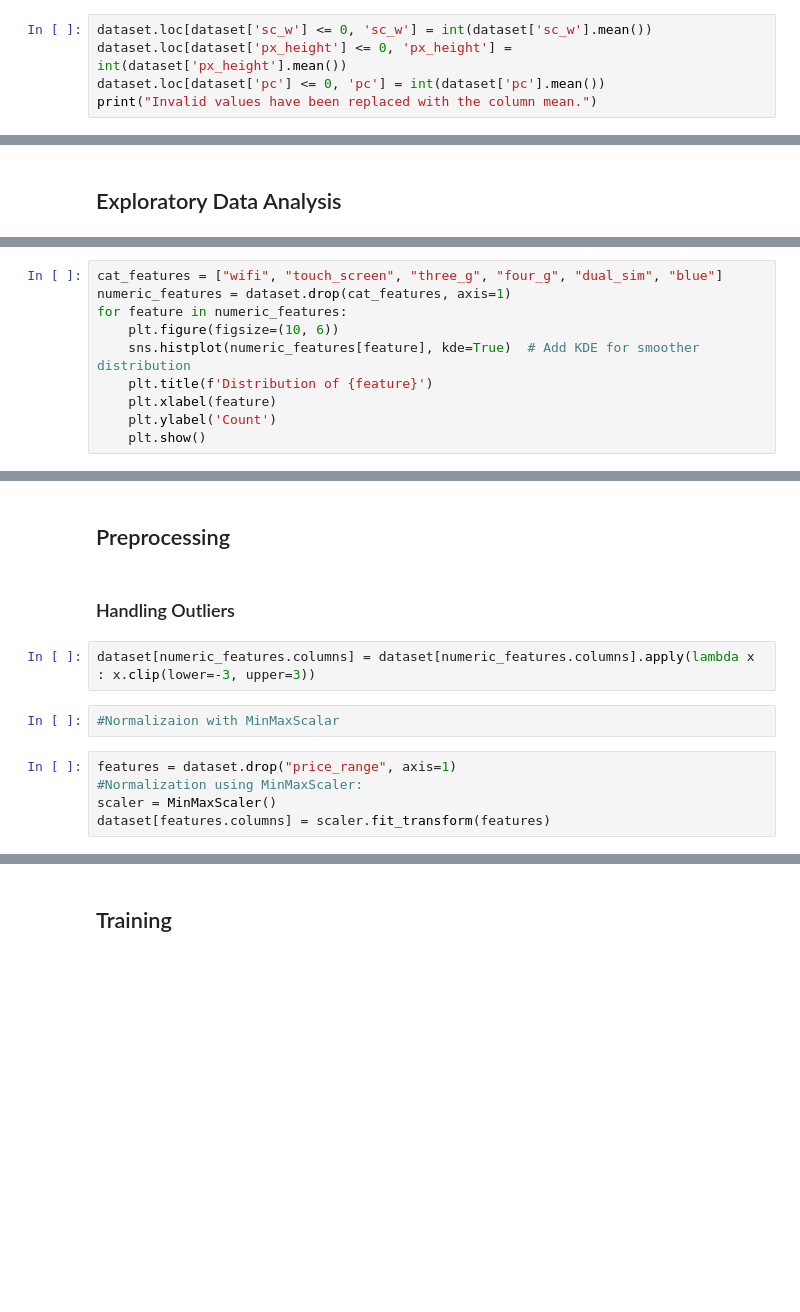
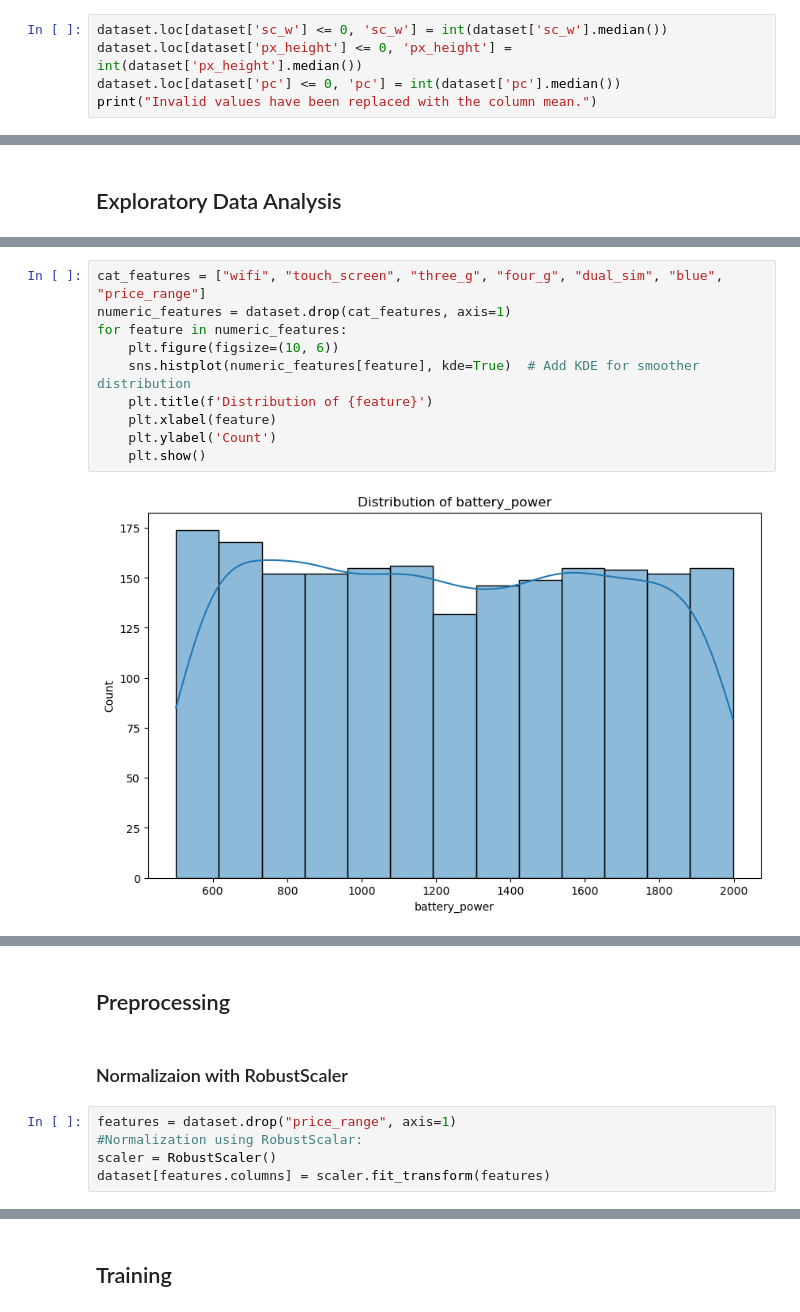
Before and after one commit to dbclkclk/cellpricing, a Jupyter notebook: cell_phone.ipynb, the cells around one changed output, grey strips where cells are left out. Saved outputs shown, nothing was run; the diff lists cells and outputs as text; blank space fills up the shorter version.

```diff
--- a/cell_phone.ipynb
+++ b/cell_phone.ipynb
@@ -133,9 +134,9 @@ price_range
 0    500
 Name: count, dtype: int64
 # %%
-dataset.loc[dataset['sc_w'] <= 0, 'sc_w'] = int(dataset['sc_w'].mean())
-dataset.loc[dataset['px_height'] <= 0, 'px_height'] = int(dataset['px_height'].mean())
-dataset.loc[dataset['pc'] <= 0, 'pc'] = int(dataset['pc'].mean())
+dataset.loc[dataset['sc_w'] <= 0, 'sc_w'] = int(dataset['sc_w'].median())
+dataset.loc[dataset['px_height'] <= 0, 'px_height'] = int(dataset['px_height'].median())
+dataset.loc[dataset['pc'] <= 0, 'pc'] = int(dataset['pc'].median())
 print("Invalid values have been replaced with the column mean.")
 # %% [output]
 Invalid values have been replaced with the column mean.
@@ -213,10 +245,12 @@ plt.show()
 # %%
-cat_features = ["wifi", "touch_screen", "three_g", "four_g", "dual_sim", "blue"]
+cat_features = ["wifi", "touch_screen", "three_g", "four_g", "dual_sim", "blue", "price_range"]
 numeric_features = dataset.drop(cat_features, axis=1)
 for feature in numeric_features:
     plt.figure(figsize=(10, 6))
     sns.histplot(numeric_features[feature], kde=True)  # Add KDE for smoother distribution
     plt.title(f'Distribution of {feature}')
     plt.xlabel(feature)
     plt.ylabel('Count')
     plt.show()
+# %% [output]
+[figure, added]
@@ -223,13 +270,9 @@ for feature in numeric_features:
 # %% [markdown]
 ## Preprocessing
-# %% [markdown]
-### Handling Outliers
-# %%
-dataset[numeric_features.columns] = dataset[numeric_features.columns].apply(lambda x : x.clip(lower=-3, upper=3))
-# %%
-#Normalizaion with MinMaxScalar
+# %% [markdown]
+### Normalizaion with RobustScaler
 # %%
 features = dataset.drop("price_range", axis=1)
-#Normalization using MinMaxScaler:
-scaler = MinMaxScaler()
+#Normalization using RobustScalar:
+scaler = RobustScaler()
 dataset[features.columns] = scaler.fit_transform(features)
```
Also changed, not shown: parts of 15 cells of this notebook.
